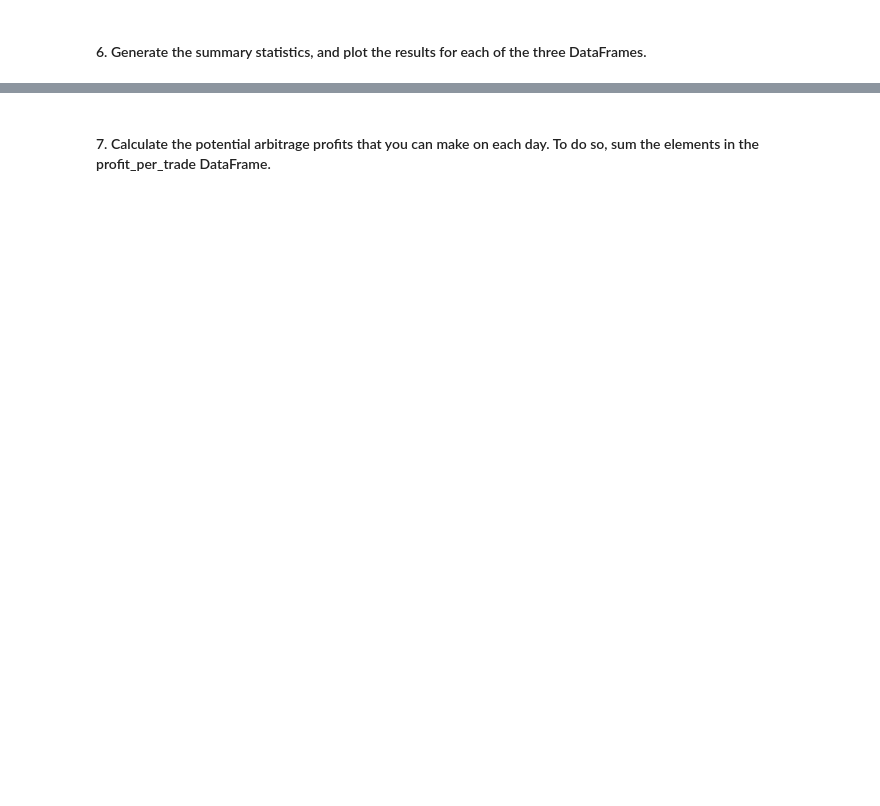
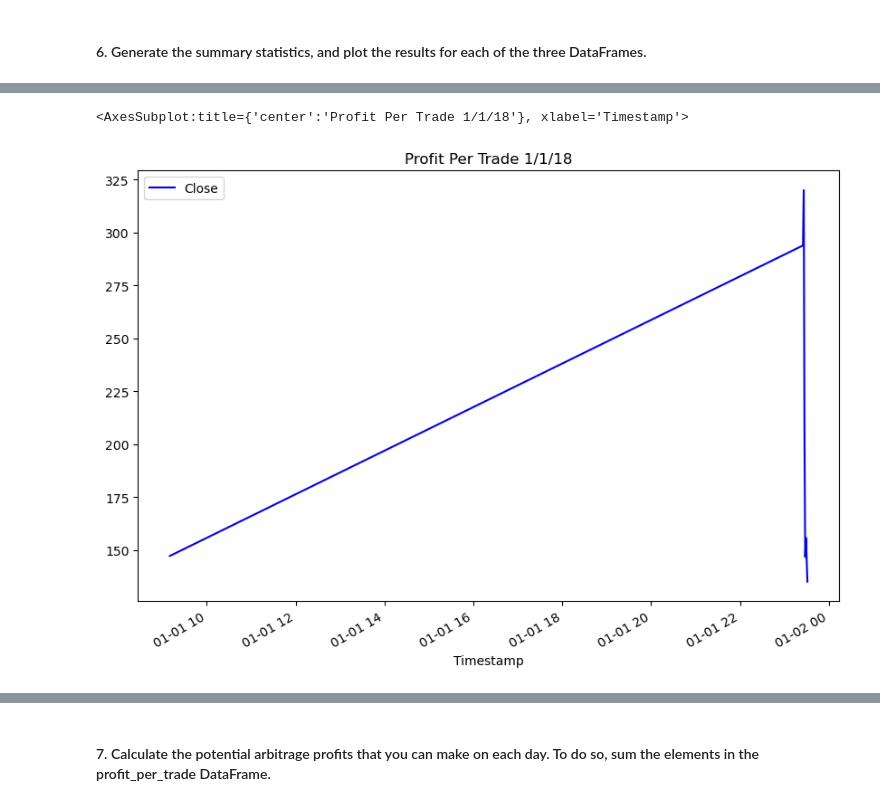
Before and after one commit to 12jasteiner/Module_3_Crypto_Arbitrage, a Jupyter notebook: crypto_arbitrage.ipynb, the cells around one changed output, grey strips where cells are left out. Drawn from its saved outputs; the diff is of its cells as text; code cells hidden in the pictures; blank space fills up the shorter version.

Commit message:
profit per trade early, middle, and late dates calculated and graphed

```diff
--- a/crypto_arbitrage.ipynb
+++ b/crypto_arbitrage.ipynb
@@ -600,10 +600,10 @@ Name: Close, dtype: float64
 # %%
 # For the date early in the dataset, calculate the potential profit per trade in dollars
 # Multiply the profitable trades by the cost of the Bitcoin that was purchased
-profit_early = # YOUR CODE HERE
+profit_early = profitable_trades_early*bitstamp_df["Close"].loc["2018-01-01"]
 
 # Drop any missing values from the profit DataFrame
-profit_per_trade_early = # YOUR CODE HERE
+profit_per_trade_early = profit_early.dropna()
 
 # View the early profit DataFrame
-# YOUR CODE HERE
+print(profit_per_trade_early)
@@ -615,3 +659,6 @@ profit_per_trade_early = # YOUR CODE HERE
 # %%
 # Plot the results for the early profit per trade DataFrame
-# YOUR CODE HERE
+profit_per_trade_early.plot(legend=True, figsize=(10, 7), title = "Profit Per Trade 1/1/18", color="blue")
+# %% [output]
+<AxesSubplot:title={'center':'Profit Per Trade 1/1/18'}, xlabel='Timestamp'>
+[figure, added]
```
Also changed, not shown: parts of 19 cells of this notebook.
